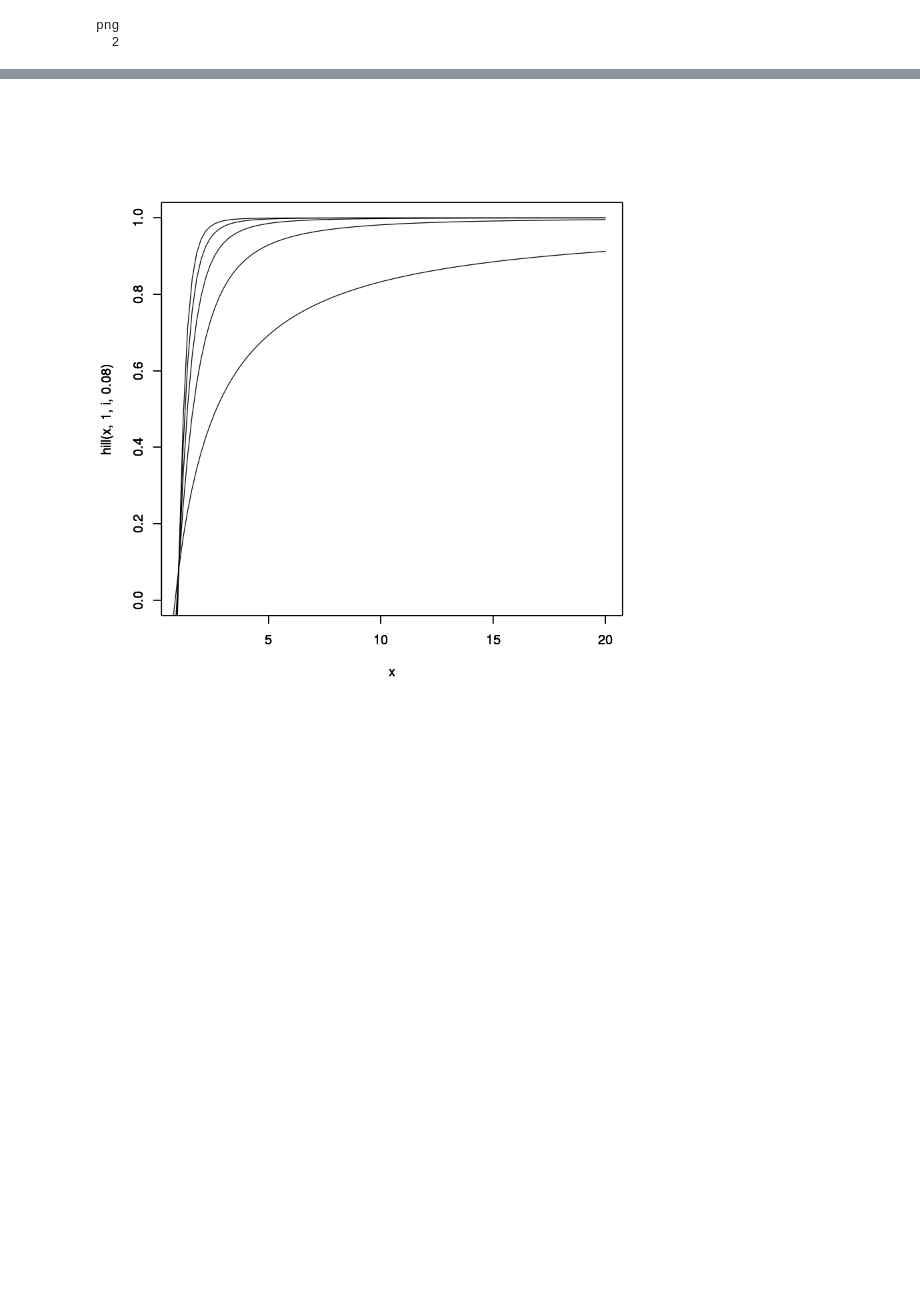
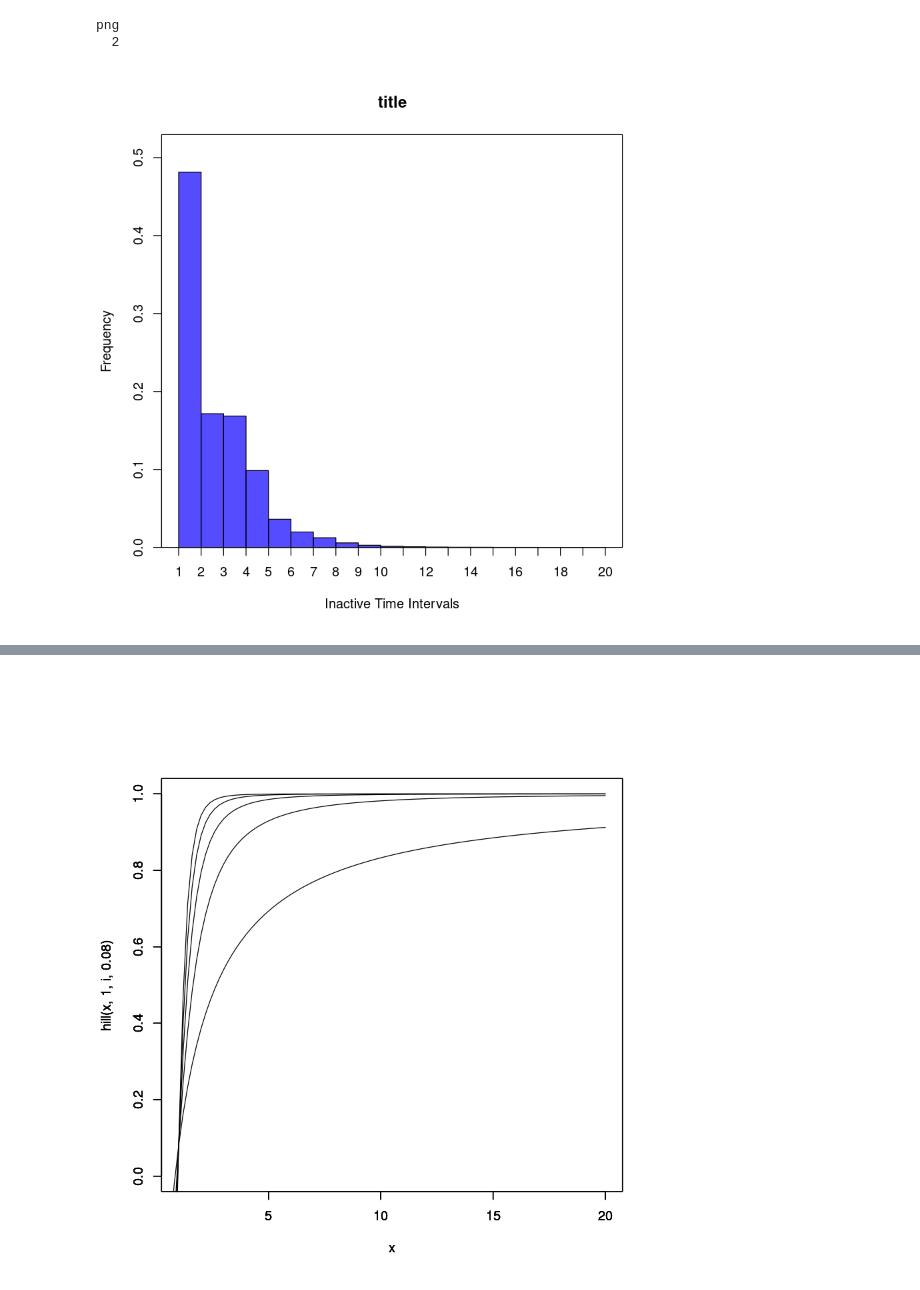
Before and after one commit to BFSteam/memory, a Jupyter notebook: jup/R/Burst.ipynb, the cells around one changed output, grey strips where cells are left out. Drawn from its saved outputs; the diff is of its cells as text; code cells hidden in the pictures; blank space fills up the shorter version.

```diff
--- a/jup/R/Burst.ipynb
+++ b/jup/R/Burst.ipynb
@@ -3,8 +3,8 @@ library(data.table)
 library(ggplot2)
 library(plotrix)
 # %%
-HBp <- fread(file = '../../log/maggiora/HBp_agents.csv', header=FALSE, sep=",", nrows=2)
-HBp1 <- fread(file = '../../log/maggiora/HBp_agents.csv', header=FALSE, skip=2, sep=",", nrows=2)
+HBp <- fread(file = '../python/prova_agents.csv', header=FALSE, sep=",", nrows=2)
+HBp1 <- fread(file = '../python/prova_agents.csv', header=FALSE, skip=2, sep=",", nrows=2)
 
 HBp <- cbind(as.numeric(HBp[1,]), as.numeric(HBp[2,]) / sum(HBp[2,]))
 HBp1 <- cbind(as.numeric(HBp1[1,]), as.numeric(HBp1[2,]) / sum(HBp1[2,]))
@@ -14,6 +17,6 @@ HBp1<-HBp1[order(HBp1[,1]),]
 # %%
-x1 <- HBp[,1]
-y1 <- HBp[,2]
+x1 <- HBp[1]
+y1 <- HBp[2]
 x2 <- HBp1[,1]
 y2 <- HBp1[,2]
 
@@ -32,15 +35,15 @@ weighted.hist(
 box()
 dev.off()
 
-svg(filename="../../tex/Maggiora/img/inactive_hist.svg",
-    width=5,
-    height=4,
-    pointsize=12)
+#svg(filename="../../tex/Maggiora/img/inactive_hist.svg",
+#    width=5,
+#    height=4,
+#    pointsize=12)
 weighted.hist(
     x2, y2,
     col=rgb(0.05,0,1,0.7),
     main="title",
     xlab="Inactive Time Intervals", ylab="Frequency", breaks=length(y2))
 box()
-dev.off()
+#dev.off()
 # %% [output]
@@ -49,5 +52,6 @@ png
 png
   2
+[figure, added]
 # %%
 x <- HBp1[-(1:3),1]
 y <- log(HBp1[-(1:3),2])
```
Also changed, not shown: parts of 3 cells of this notebook, 4 other files.
